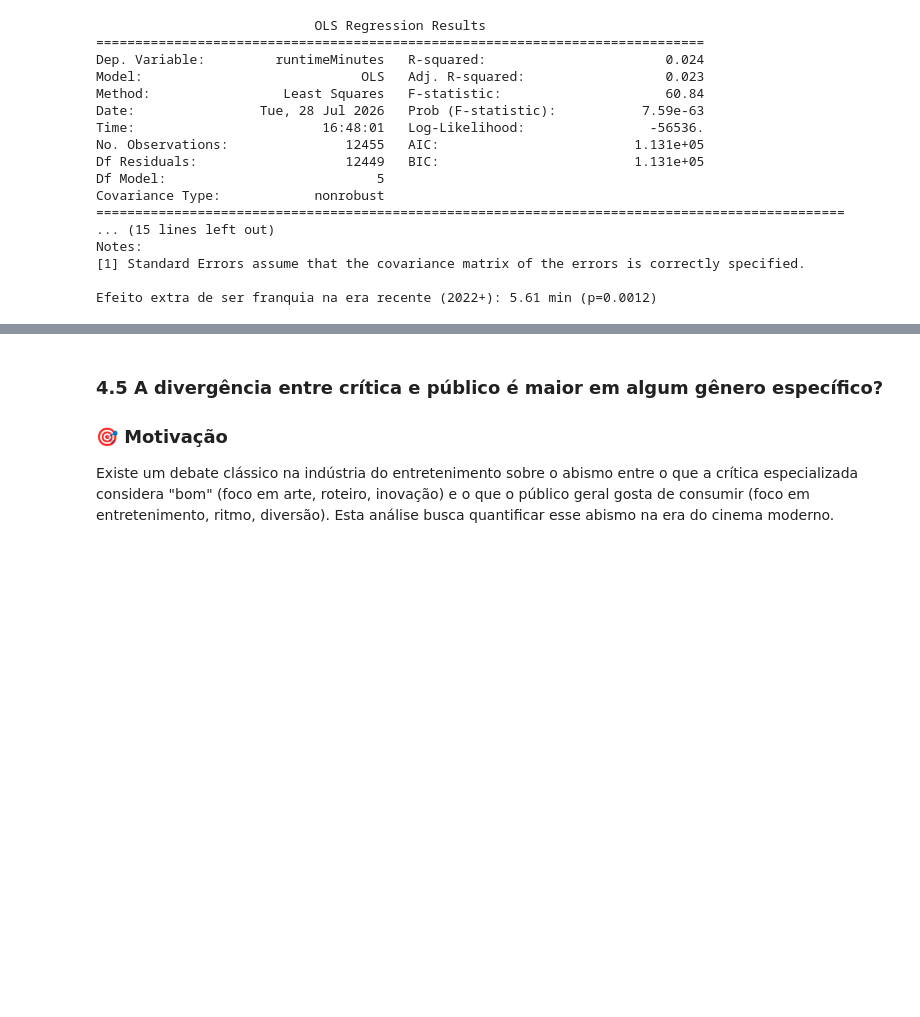
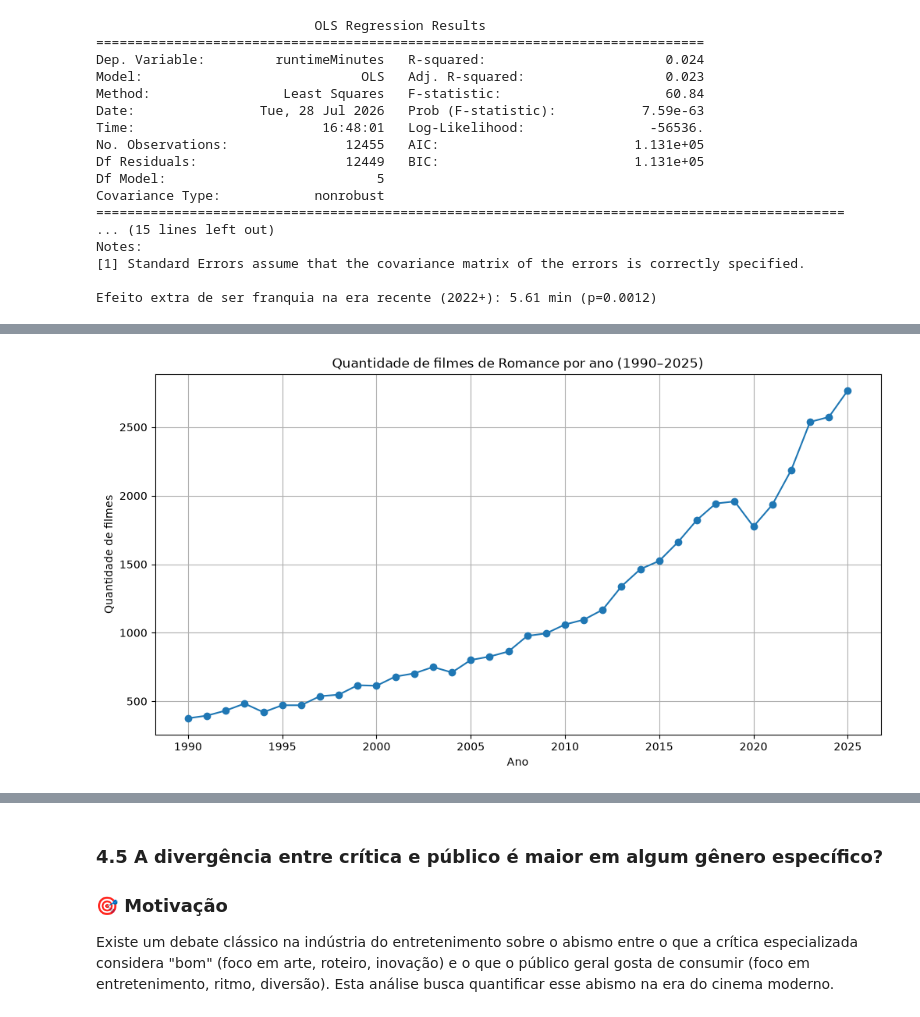
Before and after one commit to KawanePedro/icd-projeto, a Jupyter notebook: notebooks/relatorio-final.ipynb, the cells around one changed output, grey strips where cells are left out. Drawn from its saved outputs; the diff is of its cells as text; code cells hidden in the pictures; blank space fills up the shorter version.

```diff
--- a/notebooks/relatorio-final.ipynb
+++ b/notebooks/relatorio-final.ipynb
@@ -993,0 +746,13 @@ O teste não paramétrico de Mann-Whitney U e a métrica de tamanho de efeito co
+# %%
+api_key = "05104af8d20b422ff0ef87262b056aa8"
+
+url = "https://api.themoviedb.org/3/movie/popular"
+
+parametros = {
+    "api_key": api_key,
+    "language": "pt-BR"
+}
+
+resposta = requests.get(url, params=parametros)
+
+print(resposta.status_code)
@@ -993,0 +1023,23 @@ O teste não paramétrico de Mann-Whitney U e a métrica de tamanho de efeito co
+# %%
+import matplotlib.pyplot as plt
+
+plt.figure(figsize=(12, 6))
+
+plt.plot(
+    df_filmes_ano["ano"],
+    df_filmes_ano["quantidade"],
+    marker="o"
+)
+
+plt.title(
+    "Quantidade de filmes de Romance por ano (1990–2025)"
+)
+
+plt.xlabel("Ano")
+plt.ylabel("Quantidade de filmes")
+
+plt.grid(True)
+
+plt.show()
+# %% [output]
+[figure, added]
```
Also changed, not shown: parts of 91 cells of this notebook, 2 other files.
